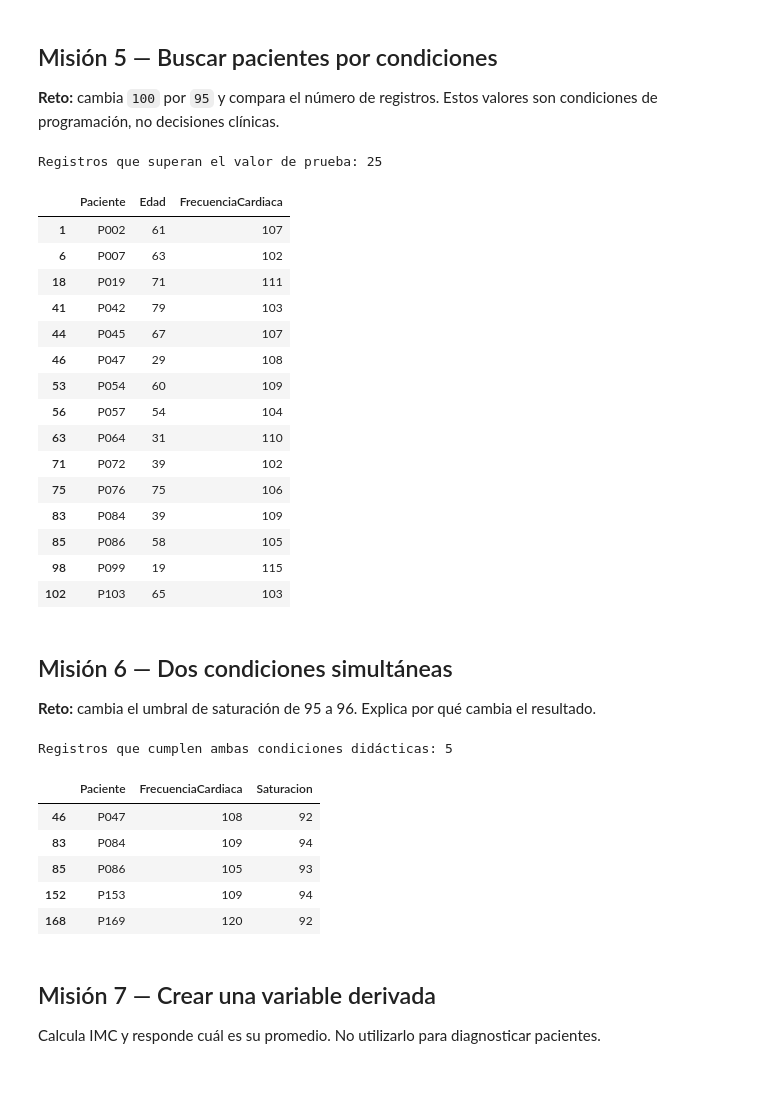
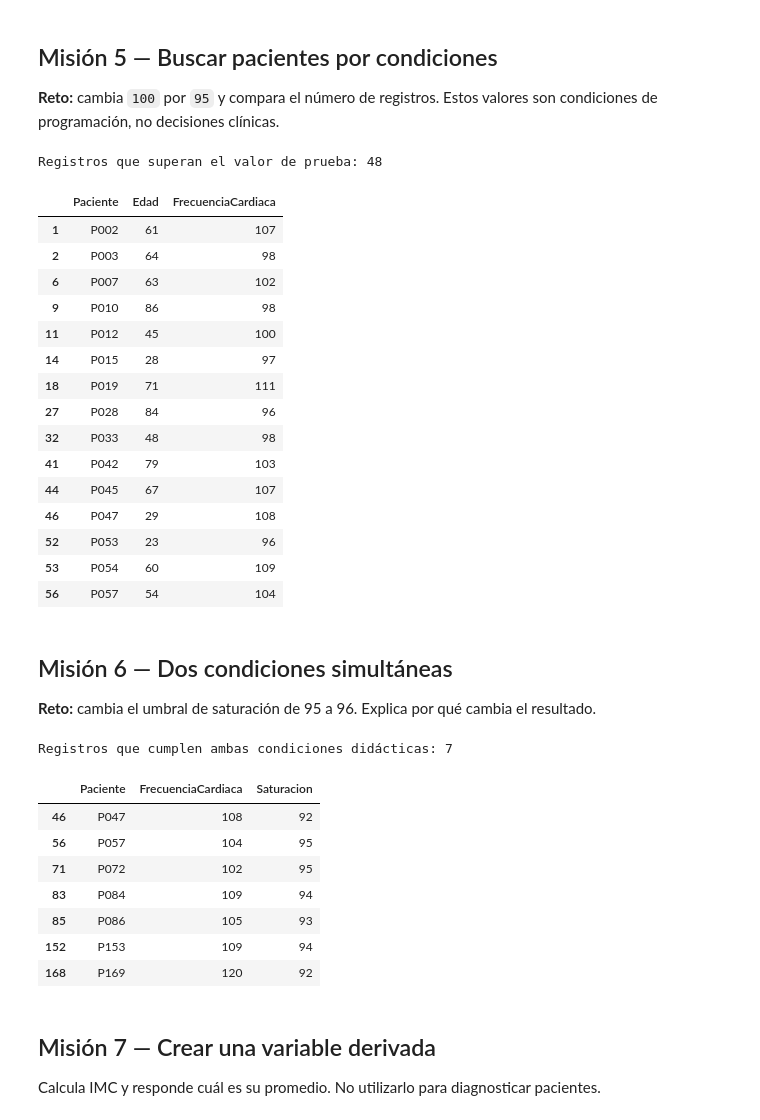
Before and after one commit to Maximiliano300/hospital-san-gabriel-solucion, a Jupyter notebook: laboratorio_github_colab_ingenieria_medica_(1).ipynb, the cells around one changed output. Cells and saved outputs as stored; diff of their text form; code cells hidden in the pictures; blank space fills up the shorter version.

```diff
--- a/laboratorio_github_colab_ingenieria_medica_(1).ipynb
+++ b/laboratorio_github_colab_ingenieria_medica_(1).ipynb
@@ -101,40 +101,42 @@ Edad máxima: 88
 ## Misión 5 — Buscar pacientes por condiciones
 **Reto:** cambia `100` por `95` y compara el número de registros. Estos valores son condiciones de programación, no decisiones clínicas.
 # %%
-criterio_fc = 100
+criterio_fc = 95
 seleccion = df[df["FrecuenciaCardiaca"] > criterio_fc]
 print("Registros que superan el valor de prueba:", len(seleccion))
 display(seleccion[["Paciente","Edad","FrecuenciaCardiaca"]].head(15))
 # %% [output]
-Registros que superan el valor de prueba: 25
+Registros que superan el valor de prueba: 48
 |  | Paciente | Edad | FrecuenciaCardiaca |
 | 1 | P002 | 61 | 107 |
+| 2 | P003 | 64 | 98 |
 | 6 | P007 | 63 | 102 |
+| 9 | P010 | 86 | 98 |
+| 11 | P012 | 45 | 100 |
+| 14 | P015 | 28 | 97 |
 | 18 | P019 | 71 | 111 |
+| 27 | P028 | 84 | 96 |
+| 32 | P033 | 48 | 98 |
 | 41 | P042 | 79 | 103 |
 | 44 | P045 | 67 | 107 |
 | 46 | P047 | 29 | 108 |
+| 52 | P053 | 23 | 96 |
 | 53 | P054 | 60 | 109 |
 | 56 | P057 | 54 | 104 |
-| 63 | P064 | 31 | 110 |
-| 71 | P072 | 39 | 102 |
-| 75 | P076 | 75 | 106 |
-| 83 | P084 | 39 | 109 |
-| 85 | P086 | 58 | 105 |
-| 98 | P099 | 19 | 115 |
-| 102 | P103 | 65 | 103 |
 # %% [markdown]
 ## Misión 6 — Dos condiciones simultáneas
 **Reto:** cambia el umbral de saturación de 95 a 96. Explica por qué cambia el resultado.
 # %%
-criterio_sat = 95
+criterio_sat = 96
 revision = df[(df["Saturacion"] < criterio_sat) & (df["FrecuenciaCardiaca"] > 100)]
 print("Registros que cumplen ambas condiciones didácticas:",len(revision))
 display(revision[["Paciente","FrecuenciaCardiaca","Saturacion"]])
 # %% [output]
-Registros que cumplen ambas condiciones didácticas: 5
+Registros que cumplen ambas condiciones didácticas: 7
 |  | Paciente | FrecuenciaCardiaca | Saturacion |
 | 46 | P047 | 108 | 92 |
+| 56 | P057 | 104 | 95 |
+| 71 | P072 | 102 | 95 |
 | 83 | P084 | 109 | 94 |
 | 85 | P086 | 105 | 93 |
 | 152 | P153 | 109 | 94 |
```
Also changed, not shown: parts of 1 cell of this notebook.
